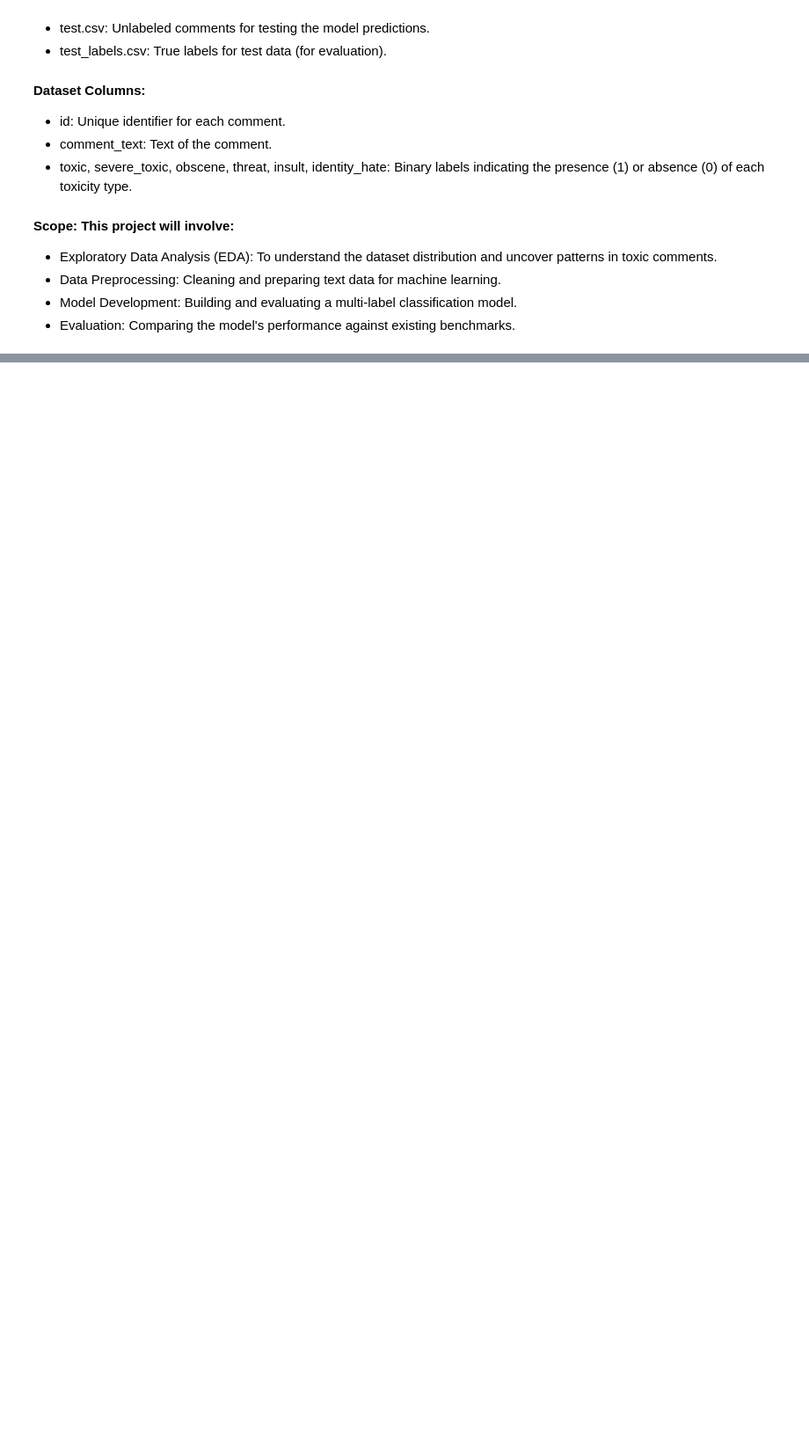
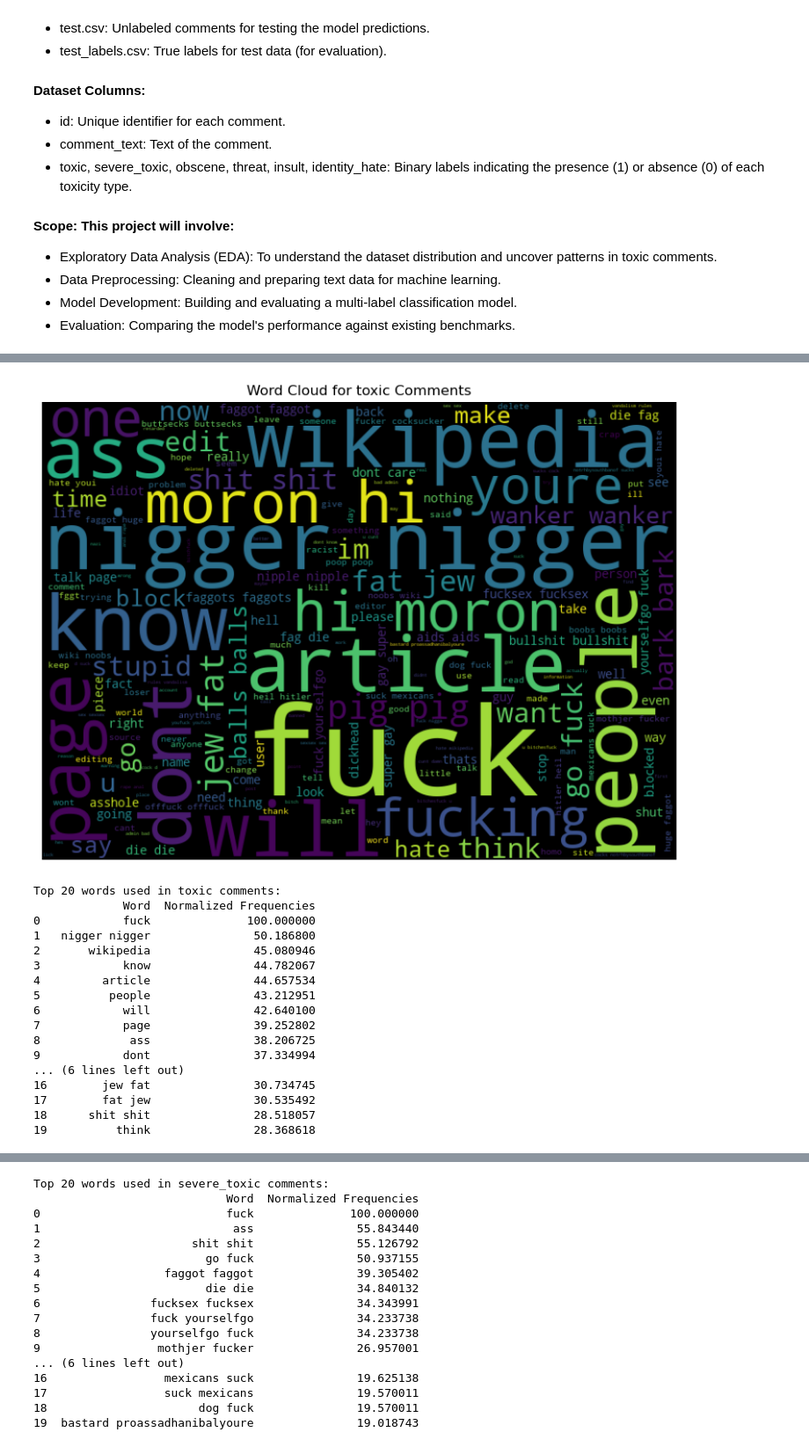
Before and after one commit to AmeyawAhmedSadat/Toxic_comment, a Jupyter notebook: Main_toxic_comment.ipynb, the cells around one changed output, grey strips where cells are left out. Shown at 88% size. Saved outputs shown, nothing was run; the diff lists cells and outputs as text; code cells hidden in the pictures; blank space fills up the shorter version.

```diff
--- a/Main_toxic_comment.ipynb
+++ b/Main_toxic_comment.ipynb
@@ -128,0 +293,32 @@ test_labels.head()
+# %%
+%time
+# Word Cloud for toxic comments
+from wordcloud import WordCloud
+
+def plot_wordcloud(df, column_name, width=720, height=520):
+    if column_name not in label_columns:
+        print(f"Column '{column_name}' does not exist in the DataFrame.")
+        return
+
+    text = ' '.join(df[df[column_name] == 1]['comment_text'])
+    wordcloud = WordCloud(width=width, height=height, background_color='black').generate(text)
+
+    plt.figure(figsize=(10, 7))
+    plt.imshow(wordcloud, interpolation='bilinear')
+    plt.axis('off')
+    plt.title(f'Word Cloud for {column_name} Comments')
+    plt.show()
+
+ # Display Top 20 Words
+    word_frequencies = wordcloud.words_
+    words = pd.DataFrame(word_frequencies, index=[0]).T[:20]
+    words.reset_index(inplace=True)
+    words.rename(columns={0: 'Normalized Frequencies', 'index': 'Word'}, inplace=True)
+    words['Normalized Frequencies'] = words['Normalized Frequencies'] * 100
+    print(f'Top 20 words used in {column_name} comments:')
+    print(words.head(20))
+
+# Plot word clouds for each category
+for label in label_columns:
+    plot_wordcloud(train_data, label)
+# %% [output]
@@ -128,0 +327,18 @@ test_labels.head()
+[figure, added]
+Top 20 words used in toxic comments:
+             Word  Normalized Frequencies
+0            fuck              100.000000
+1   nigger nigger               50.186800
+2       wikipedia               45.080946
+3            know               44.782067
+4         article               44.657534
+5          people               43.212951
+6            will               42.640100
+7            page               39.252802
+8             ass               38.206725
+9            dont               37.334994
+... (6 lines left out)
+16        jew fat               30.734745
+17        fat jew               30.535492
+18      shit shit               28.518057
+19          think               28.368618
@@ -128,0 +346,17 @@ test_labels.head()
+Top 20 words used in severe_toxic comments:
+                            Word  Normalized Frequencies
+0                           fuck              100.000000
+1                            ass               55.843440
+2                      shit shit               55.126792
+3                        go fuck               50.937155
+4                  faggot faggot               39.305402
+5                        die die               34.840132
+6                fucksex fucksex               34.343991
+7                fuck yourselfgo               34.233738
+8                yourselfgo fuck               34.233738
+9                 mothjer fucker               26.957001
+... (6 lines left out)
+16                 mexicans suck               19.625138
+17                 suck mexicans               19.570011
+18                      dog fuck               19.570011
+19  bastard proassadhanibalyoure               19.018743
```
Also changed, not shown: parts of 27 cells of this notebook, 1 other file.
